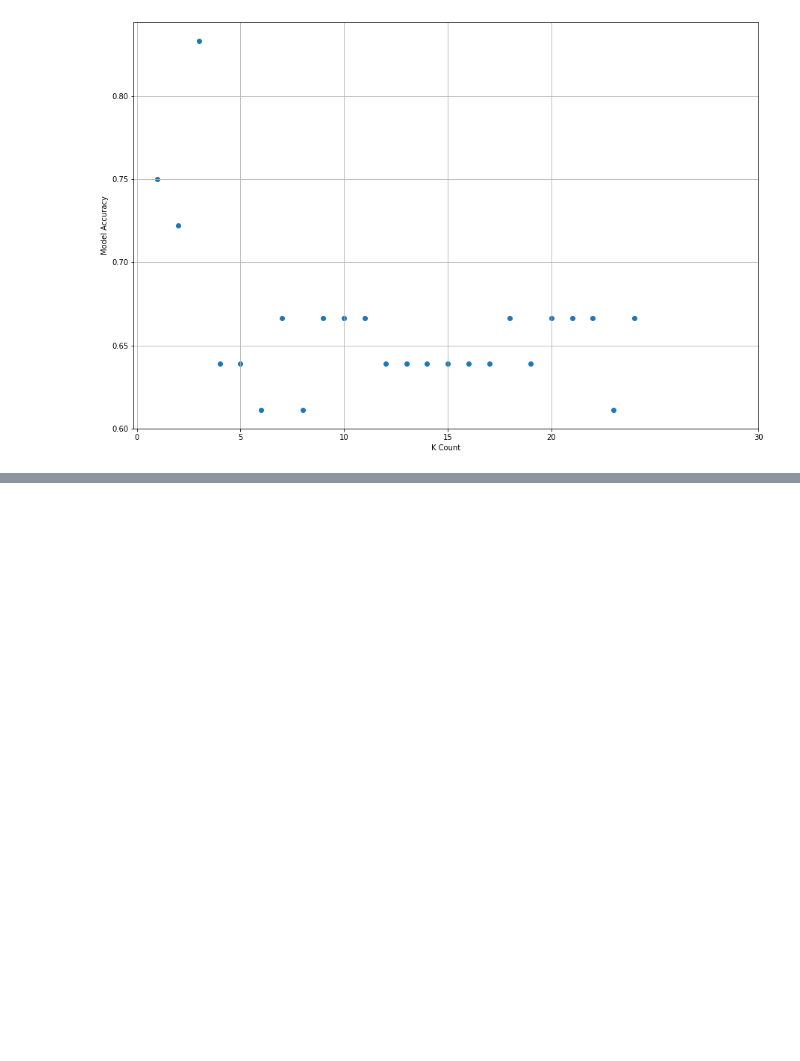
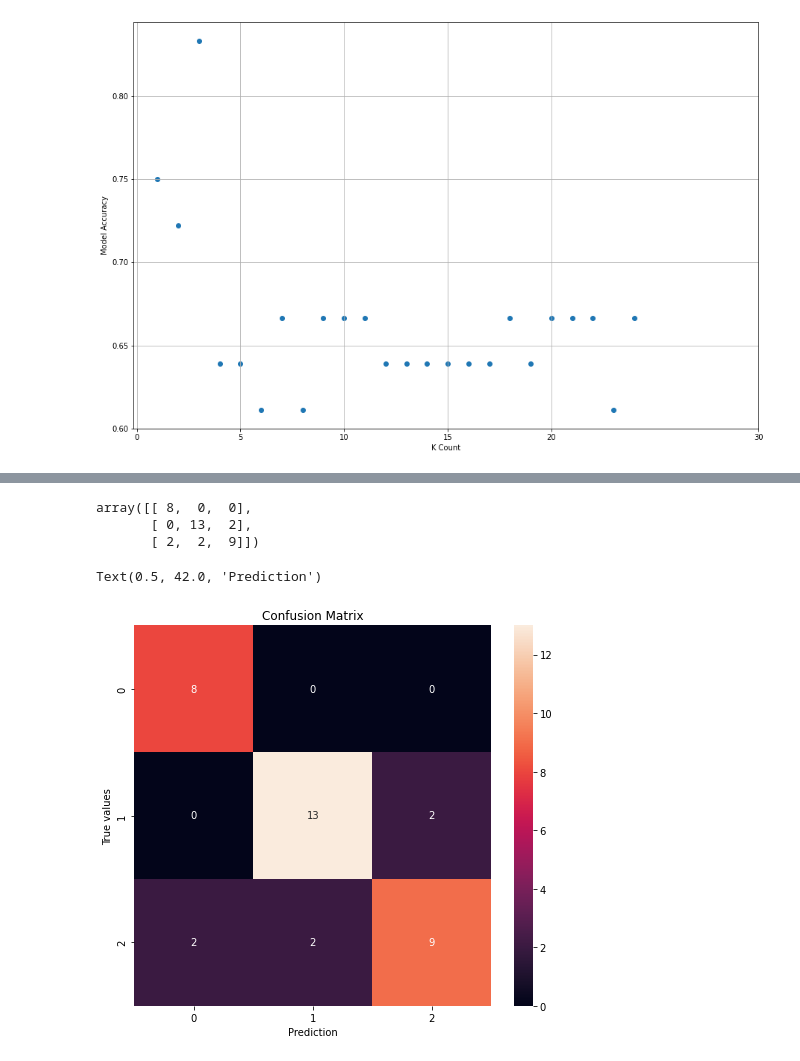
Before and after one commit to MaukanMir/KNN-Wine-Classification, a Jupyter notebook: knn_wine_classifier.ipynb, the cells around one changed output, grey strips where cells are left out. Cells and saved outputs as stored; diff of their text form; code cells hidden in the pictures; blank space fills up the shorter version.

```diff
--- a/knn_wine_classifier.ipynb
+++ b/knn_wine_classifier.ipynb
@@ -133,0 +126,18 @@ plt.ylabel("Accuracy")
+# %%
+predictions = knn.predict(X_test)
+# %%
+cm = confusion_matrix(y_test, predictions)
+cm
+# %% [output]
+array([[ 8,  0,  0],
+       [ 0, 13,  2],
+       [ 2,  2,  9]])
+# %%
+plt.figure(figsize=(8,7))
+sns.heatmap(cm,annot=True)
+plt.title("Confusion Matrix")
+plt.ylabel("True values")
+plt.xlabel("Prediction")
+# %% [output]
+Text(0.5, 42.0, 'Prediction')
+[figure, added]
```
Also changed, not shown: parts of 4 cells of this notebook.
